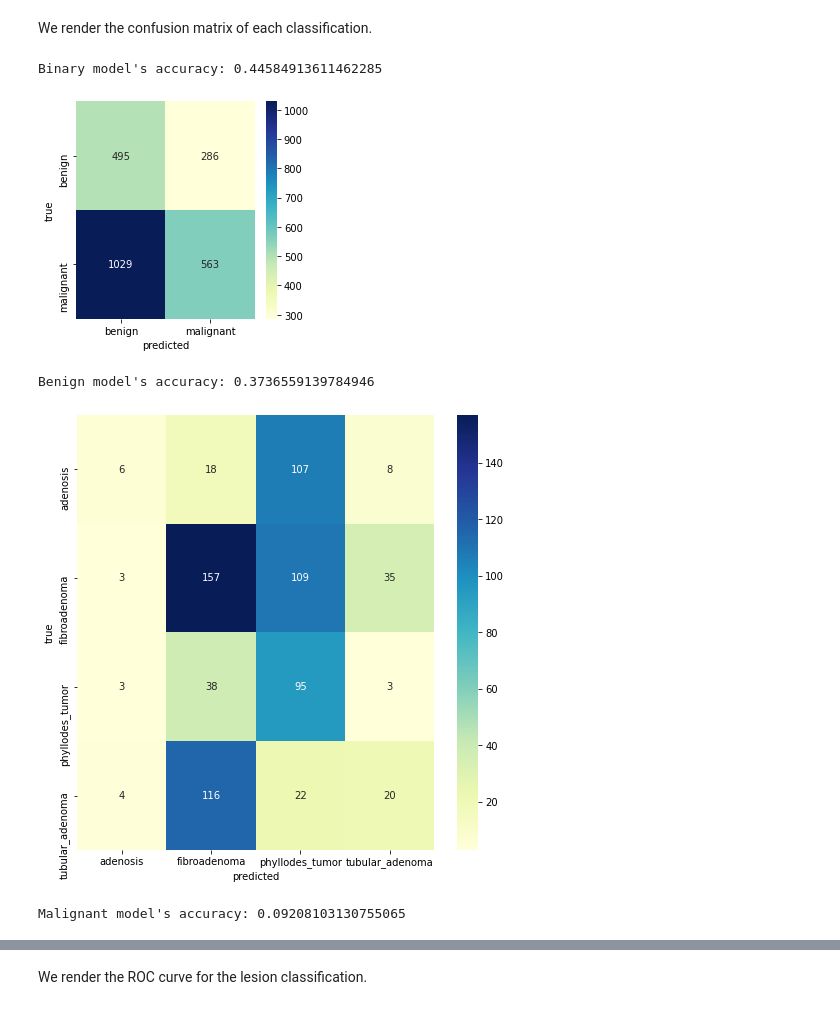
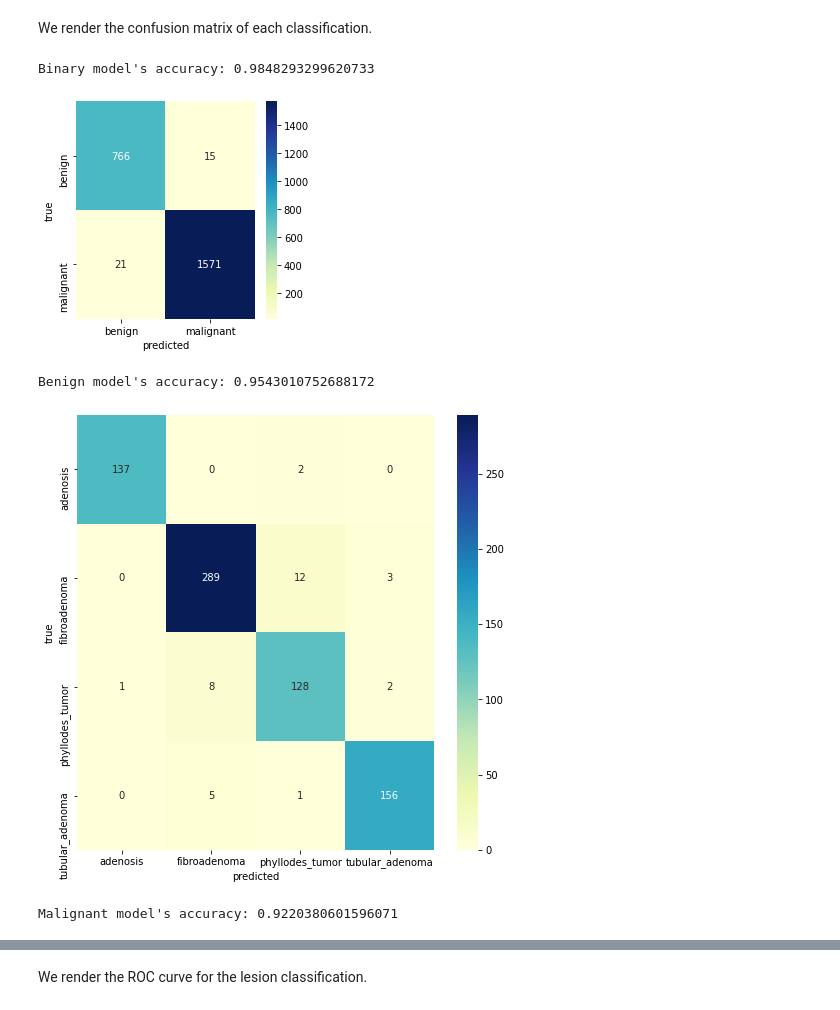
Before and after one commit to dariocurr/dl_project, a Jupyter notebook: project.ipynb, the cells around one changed output, grey strips where cells are left out. Drawn from its saved outputs; the diff is of its cells as text; code cells hidden in the pictures.

```diff
--- a/project.ipynb
+++ b/project.ipynb
@@ -353,7 +376,7 @@ y_tests_categorical = []
 for i in range(len(keys)):
     _, _, y_train_categorical, y_test_categorical = train_test_split(
         xs[i],
-        keras.utils.to_categorical(ys[i], n_classes[i]),
+        to_categorical(ys[i], n_classes[i]),
         test_size=test_size,
         shuffle=True,
         random_state=random_state
@@ -368,5 +389,5 @@ Due to limited resources, our augmented dataset will be about 50% of the one def
 # %%
-n_iterations = 11
+n_iterations = 6
 batch_sizes = [len(x_train) for x_train in x_trains]
 
 augmented_dataset = {}
@@ -444,15 +467,17 @@ Then total number of images processed during the training phase is: *len(x_train
 loss_functions = ["binary_crossentropy", "categorical_crossentropy", "categorical_crossentropy"]
 batch_size = 64
 epochs = 50
+validation_split = 0.1
+train_split = (1 - validation_split)
 steps_per_epoch, optimizers = [], []
 for i in range(len(keys)):
-    steps_per_epoch.append(len(augmented_dataset[keys[i]]["x_train"]) / batch_size)
-    learning_rate_scheduler = keras.optimizers.schedules.PolynomialDecay(
-        initial_learning_rate = 0.01,
-        decay_steps = epochs * steps_per_epoch[i],
-        end_learning_rate = 0.001
+    steps_per_epoch.append((len(augmented_dataset[keys[i]]["x_train"]) * train_split) / batch_size)
+    learning_rate_scheduler = PolynomialDecay(
+        initial_learning_rate=0.01,
+        decay_steps=epochs*steps_per_epoch[i],
+        end_learning_rate=0.001
     )
-    optimizers.append(keras.optimizers.SGD(learning_rate=learning_rate_scheduler, momentum=0.9, name="SGD"))
+    optimizers.append(SGD(learning_rate=learning_rate_scheduler, momentum=0.9, name="SGD"))
 # %% [markdown]
 ### 2. BreastNet
 
@@ -534,6 +556,7 @@ ________________________________________________________________________________
 model_name = deep_models[0]
 print()
 for i in range(len(keys)):
+    """
     model = breastnet.BreastNet(image_size, n_classes=n_classes[i])
     model.compile(loss=loss_functions[i], optimizer=optimizers[i], metrics=["accuracy"])
     print("Training " + keys[i] + " " + model_name + "...\n")
@@ -542,9 +565,12 @@ for i in range(len(keys)):
         augmented_dataset[keys[i]]["y_train"],
         steps_per_epoch=steps_per_epoch[i],
         epochs=epochs,
-        batch_size=batch_size
+        batch_size=batch_size,
+        validation_split=validation_split
     )
     model.save("./models/" + keys[i] + "_" + model_name)
+    """
+    model = load_model("./models/" + keys[i] + "_" + model_name)
     print("\n\n")
     deep_models_results[keys[i]][model_name]["predictions"] = model.predict(x_tests[i])
     deep_models_results[keys[i]][model_name]["y_predicted"] = [
@@ -583,19 +590,19 @@ We render the confusion matrix of each classification.
 # %%
 print()
 for i in range(len(keys)):
     print(
-        keys[i].capitalize() + " model's accuracy: " + str(deep_models_results[keys[i]]["breastnet"]["accuracy"]),
+        keys[i].capitalize() + " model's accuracy: " + str(deep_models_results[keys[i]][model_name]["accuracy"]),
         end="\n\n"
     )
     plot_confusion_matrix(
         deep_models_results[keys[i]]["y_true"],
-        deep_models_results[keys[i]]["breastnet"]["y_predicted"],
+        deep_models_results[keys[i]][model_name]["y_predicted"],
         labels[i]
     )
     print("\n\n")
 # %% [output]
-Binary model's accuracy: 0.44584913611462285
+Binary model's accuracy: 0.9848293299620733
-[figure, old version]
+[figure, new version]
-Benign model's accuracy: 0.3736559139784946
+Benign model's accuracy: 0.9543010752688172
-[figure, old version]
+[figure, new version]
-Malignant model's accuracy: 0.09208103130755065
+Malignant model's accuracy: 0.9220380601596071
```
Also changed, not shown: parts of 27 cells of this notebook.
